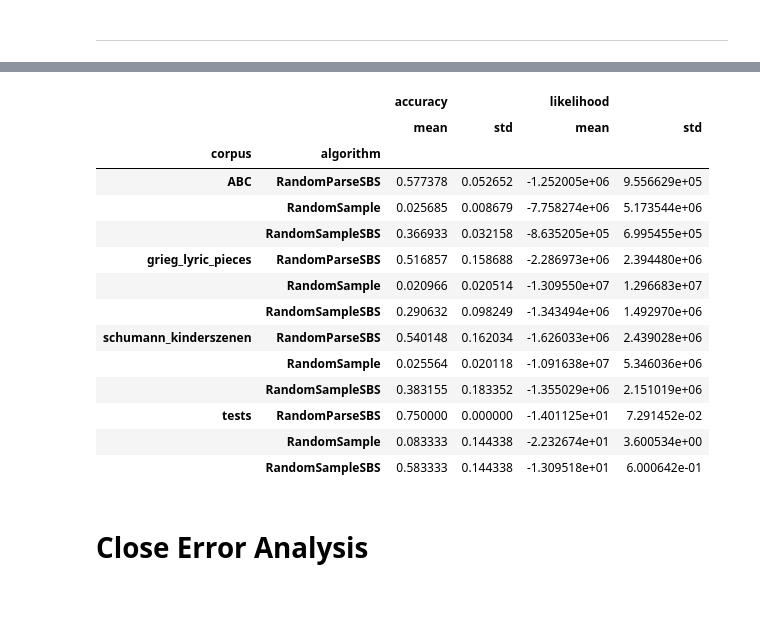
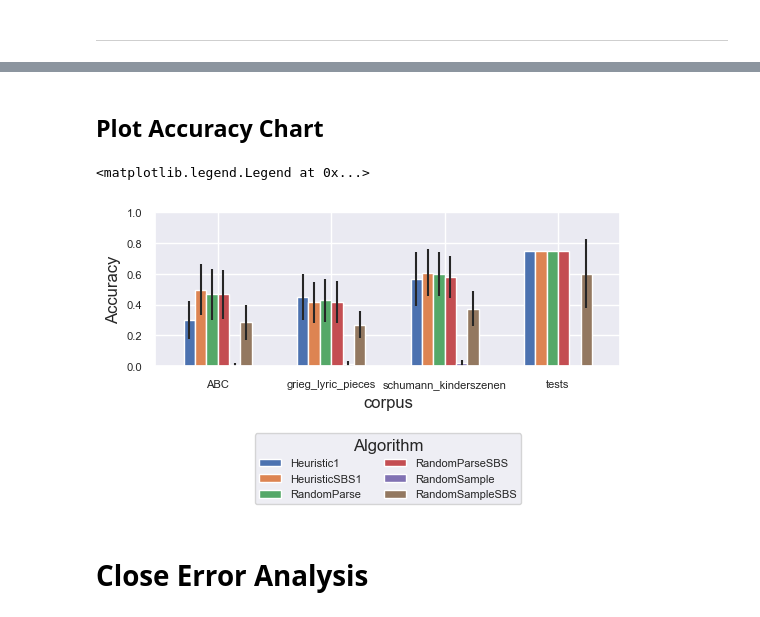
Before and after one commit to judah-daniels/protovoices-haskell, a Jupyter notebook: preprocessing/results.ipynb, the cells around one changed output, grey strips where cells are left out. Drawn from its saved outputs; the diff is of its cells as text; code cells hidden in the pictures.

```diff
--- a/preprocessing/results.ipynb
+++ b/preprocessing/results.ipynb
@@ -100,18 +106,2 @@ results.groupby(["algorithm"]).agg([np.mean, np.std])
 # %%
-results.groupby(["corpus", "algorithm"]).agg([np.mean, np.std])
+agm = results.drop(["chordLabels", "slices"], axis=1).groupby(["corpus", "algorithm"]).agg([np.mean, np.std])
-# %% [output]
-|  |  | accuracy |  | likelihood |  |
-|  |  | mean | std | mean | std |
-| corpus | algorithm |  |  |  |  |
-| ABC | RandomParseSBS | 0.577378 | 0.052652 | -1.252005e+06 | 9.556629e+05 |
-|  | RandomSample | 0.025685 | 0.008679 | -7.758274e+06 | 5.173544e+06 |
-|  | RandomSampleSBS | 0.366933 | 0.032158 | -8.635205e+05 | 6.995455e+05 |
-| grieg_lyric_pieces | RandomParseSBS | 0.516857 | 0.158688 | -2.286973e+06 | 2.394480e+06 |
-|  | RandomSample | 0.020966 | 0.020514 | -1.309550e+07 | 1.296683e+07 |
-|  | RandomSampleSBS | 0.290632 | 0.098249 | -1.343494e+06 | 1.492970e+06 |
-| schumann_kinderszenen | RandomParseSBS | 0.540148 | 0.162034 | -1.626033e+06 | 2.439028e+06 |
-|  | RandomSample | 0.025564 | 0.020118 | -1.091638e+07 | 5.346036e+06 |
-|  | RandomSampleSBS | 0.383155 | 0.183352 | -1.355029e+06 | 2.151019e+06 |
-| tests | RandomParseSBS | 0.750000 | 0.000000 | -1.401125e+01 | 7.291452e-02 |
-|  | RandomSample | 0.083333 | 0.144338 | -2.232674e+01 | 3.600534e+00 |
-|  | RandomSampleSBS | 0.583333 | 0.144338 | -1.309518e+01 | 6.000642e-01 |
@@ -117,0 +114,25 @@ results.groupby(["corpus", "algorithm"]).agg([np.mean, np.std])
+# %%
+a = results.drop(["chordLabels", "slices"], axis=1)
+# %%
+std_pivot = pd.pivot_table(a,
+                          values="accuracy",
+                          index="corpus",
+                          columns="algorithm",
+                          aggfunc=np.std)
+# %%
+acc_pivot = pd.pivot_table(a,
+                          values="accuracy",
+                          index="corpus",
+                          columns="algorithm",
+                          aggfunc=np.mean)
+# %% [markdown]
+## Plot Accuracy Chart
+# %%
+sns.set()  # use Seaborn styles
+acc_pivot.plot.bar(yerr=std_pivot, figsize=(6,2), fontsize=8, rot=0, ylim=(0,1), width=0.6, legend="loc:lower center")
+plt.ylabel('Accuracy')
+plt.legend(loc='upper center', title="Algorithm", bbox_to_anchor=(0.5, -0.4),
+          fancybox=True, ncol=2, prop={'size': 8})
+# %% [output]
+<matplotlib.legend.Legend at 0x...>
+[figure, added]
```
Also changed, not shown: parts of 24 cells of this notebook, 19 other files.
